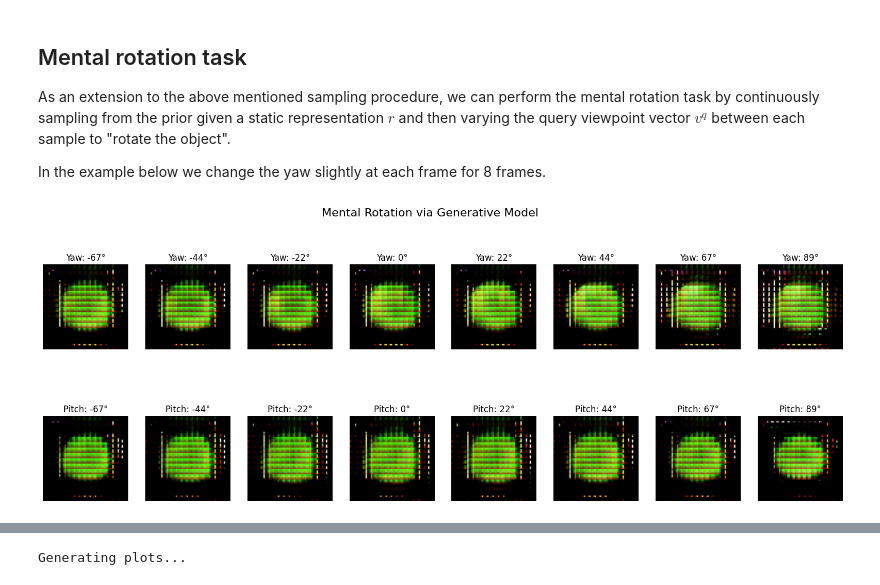
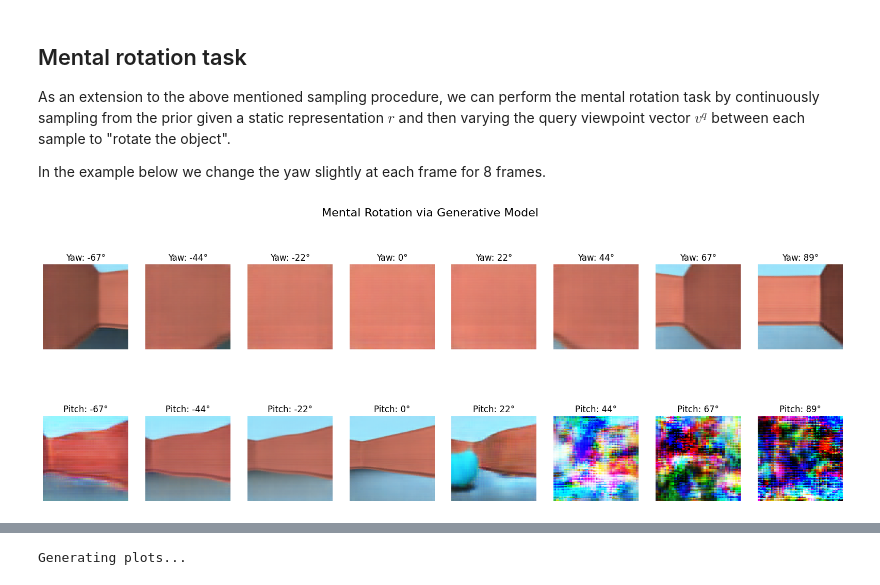
Before and after one commit to nourchahine/generative-query-network-pytorch, a Jupyter notebook: mental-rotation.ipynb, the cells around one changed output, grey strips where cells are left out. Saved outputs shown, nothing was run; the diff lists cells and outputs as text; code cells hidden in the pictures.

Commit message:
made changes to rooms code

```diff
--- a/mental-rotation.ipynb
+++ b/mental-rotation.ipynb
@@ -23,7 +23,7 @@ import torch.nn as nn
 from shepardmetzler import ShepardMetzler
 from torch.utils.data import DataLoader
 
-dataset = ShepardMetzler("/home/mila/c/chahinen/scratch/Data/gqndata_converted/tmp/shepard_metzler_5_parts") ## <= Choose your data location
+dataset = ShepardMetzler("/home/mila/c/chahinen/scratch/Data/gqndata_converted_rooms/rooms_free_camera_with_object_rotations") ## <= Choose your data location
 loader = DataLoader(dataset, batch_size=1, shuffle=True)
 # %% [markdown]
 We load a batch of a single image containing a single object seen from 15 different viewpoints. We describe the whole set of image, viewpoint pairs by $\{x_i, v_i \}_{i=1}^{n}$. Whereafter we seperate this set into a context set $\{x_i, v_i \}_{i=1}^{m}$ of $m$ random elements and a query set $\{x^q, v^q \}$, which contains just a single element.
@@ -97,25 +97,33 @@ def deterministic_partition(images, viewpoints, indices):
     return x, v, x_q, v_q
 # %%
 import random
+import matplotlib.pyplot as plt
+
+# The number of views in the Rooms dataset is 10
+num_views = 10
 
 # Pick a scene to visualise
 scene_id = 0
 
-# Load data
+# Load data (assuming 'loader' is your DataLoader)
 x, v = next(iter(loader))
+# Remove the extra batch dimension that the loader might add
 x_, v_ = x.squeeze(0), v.squeeze(0)
 
 # Sample a set of views
 n_context = 7 + 1
+# Ensure the number of views is correct for random sampling
 indices = random.sample([i for i in range(v_.size(1))], n_context)
 
 # Seperate into context and query sets
+# (Assuming you have a 'deterministic_partition' function defined)
 x_c, v_c, x_q, v_q = deterministic_partition(x, v, indices)
 
-# Visualise context and query images
-f, axarr = plt.subplots(1, 15, figsize=(20, 7))
+# --- CORRECTED VISUALIZATION ---
+# Create a plot with 10 subplots to match the data
+f, axarr = plt.subplots(1, num_views, figsize=(20, 7))
 for i, ax in enumerate(axarr.flat):
-    # Move channel dimension to end
+    # Move channel dimension to end for plotting
     ax.imshow(x_[scene_id][i].permute(1, 2, 0))
 
     if i == indices[-1]:
@@ -126,3 +134,5 @@ for i, ax in enumerate(axarr.flat):
         ax.set_title("Unused", color="grey")
 
     ax.axis("off")
+
+plt.show()
@@ -223,46 +234,59 @@ As an extension to the above mentioned sampling procedure, we can perform the me
 
 In the example below we change the yaw slightly at each frame for 8 frames.
 # %%
-# --- ADDED: Preparation Code ---
-# This section defines the variables your plotting script needs.
+import random
+import numpy as np
+import matplotlib.pyplot as plt
+import torch
 
-# Define necessary variables
+# --- Preparation Code ---
+
 num_samples = 8
-scene_id = 0 # To select the first (and only) item in the batch
+scene_id = 0
 
-# Load a batch of data from the DataLoader (ensure 'loader' is defined)
+# Load a batch of data from the DataLoader
 x, v = next(iter(loader))
+
+# The DataLoader adds an extra dimension of size 1 at the beginning. We remove it.
+x = x.squeeze(0)
+v = v.squeeze(0)
 
 # Partition the data into context and query sets
 context_x, context_v, query_x, query_v = partition(x, v)
 
-# This loop ensures the query set is not empty, preventing a potential error
+# --- THIS IS THE FIX ---
+# The original partition() function removes the 'views' dimension from the query.
+# We add it back here. Shape changes from (batch, 7) to (batch, 1, 7).
+query_v = query_v.unsqueeze(1)
+# --- END FIX ---
+
+
+# This loop ensures the query set is not empty (it should now always have size 1)
 while query_v.shape[1] == 0:
     print("Re-partitioning data: Query set was empty.")
     context_x, context_v, query_x, query_v = partition(x, v)
+    query_v = query_v.unsqueeze(1) # Apply fix inside loop too
 
-# --- Your Plotting Code (with corrected variables) ---
+
+# --- Plotting Code ---
 
 pi = 3.1415629
 
-# Generate the scene representation 'r' from the entire context set
+# Generate the scene representation 'r'
 with torch.no_grad():
     batch_size, n_context, c, h, w = context_x.shape
-    x_context_flat = context_x.view(-1, c, h, w)
-    v_context_flat = context_v.view(-1, 7)
 
+    x_context_flat = context_x.reshape(-1, c, h, w)
+    v_context_flat = context_v.reshape(-1, 7)
+
+    model.to(x_context_flat.device)
     phi = model.representation(x_context_flat, v_context_flat)
 
     phi = phi.view(batch_size, n_context, -1)
     r_batch = torch.sum(phi, dim=1)
 
-    # Select the representation for the single scene we want to visualize
     r = r_batch[scene_id]
-
-    # --- FIX: Add back the singleton spatial dimensions ---
-    # Reshape r from (channels,) to (channels, 1, 1)
     r = r.unsqueeze(-1).unsqueeze(-1)
-    # --- END FIX ---
 
 
 # Create the plot
@@ -271,39 +295,36 @@ f.suptitle("Mental Rotation via Generative Model", fontsize=16)
 
 # --- Animate Yaw ---
 for i, ax in enumerate(axarr[0].flat):
+    # Now query_v[scene_id, 0] will work correctly
     v_new = query_v[scene_id, 0].clone()
 
     yaw = (i+1) * (pi/8) - pi/2
     v_new[3], v_new[4] = np.cos(yaw), np.sin(yaw)
 
-    # Generate a sample image from the new viewpoint
     with torch.no_grad():
-        # Pass r with a batch dimension of 1
         x_mu = model.generator.sample((h, w), v_new.unsqueeze(0), r.unsqueeze(0))
 
     ax.imshow(x_mu.squeeze(0).data.permute(1, 2, 0))
     ax.set_title(r"Yaw: " + f"{int(np.degrees(yaw))}°")
     ax.axis("off")
 
 # --- Animate Pitch ---
 for i, ax in enumerate(axarr[1].flat):
     v_new = query_v[scene_id, 0].clone()
 
     pitch = (i+1) * (pi/8) - pi/2
     v_new[5], v_new[6] = np.cos(pitch), np.sin(pitch)
 
     with torch.no_grad():
-        # Pass r with a batch dimension of 1
         x_mu = model.generator.sample((h, w), v_new.unsqueeze(0), r.unsqueeze(0))
 
     ax.imshow(x_mu.squeeze(0).data.permute(1, 2, 0))
     ax.set_title(r"Pitch: " + f"{int(np.degrees(pitch))}°")
     ax.axis("off")
 
-# Display the final plot
 plt.show()
 # %% [output]
-[figure, old version]
+[figure, new version]
 # %%
 import torch
 from torch.utils.data import DataLoader
```
Also changed, not shown: parts of 7 cells of this notebook, 3 other files.
